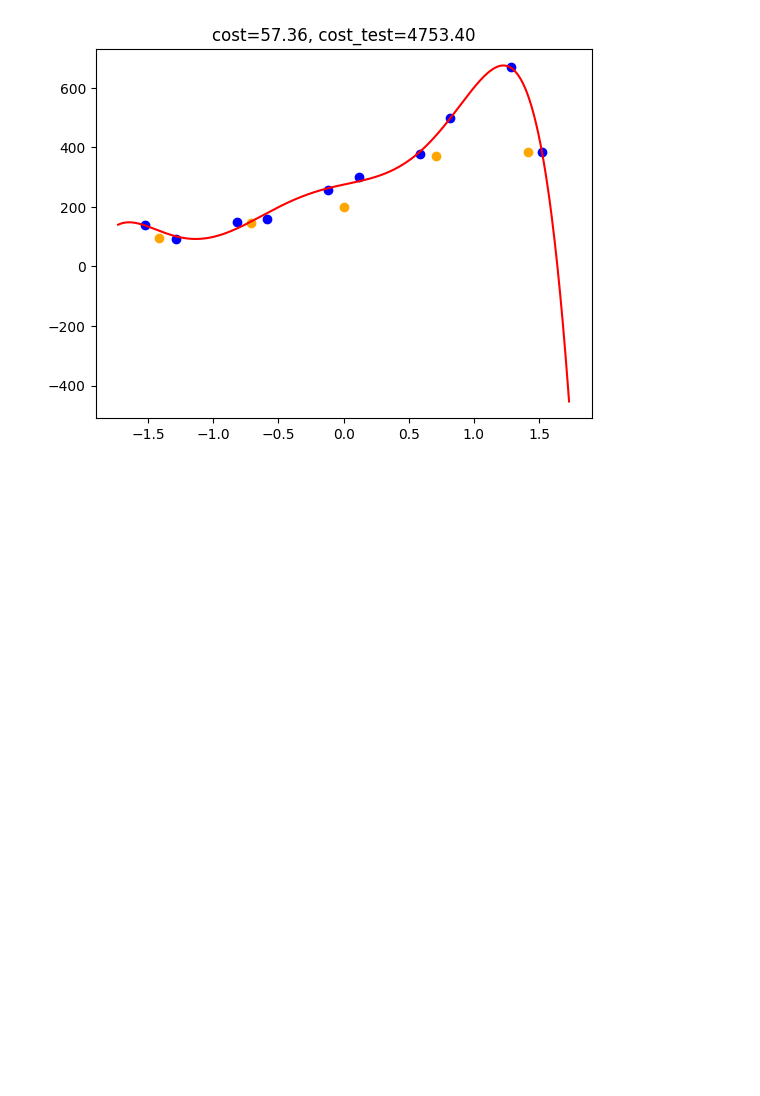
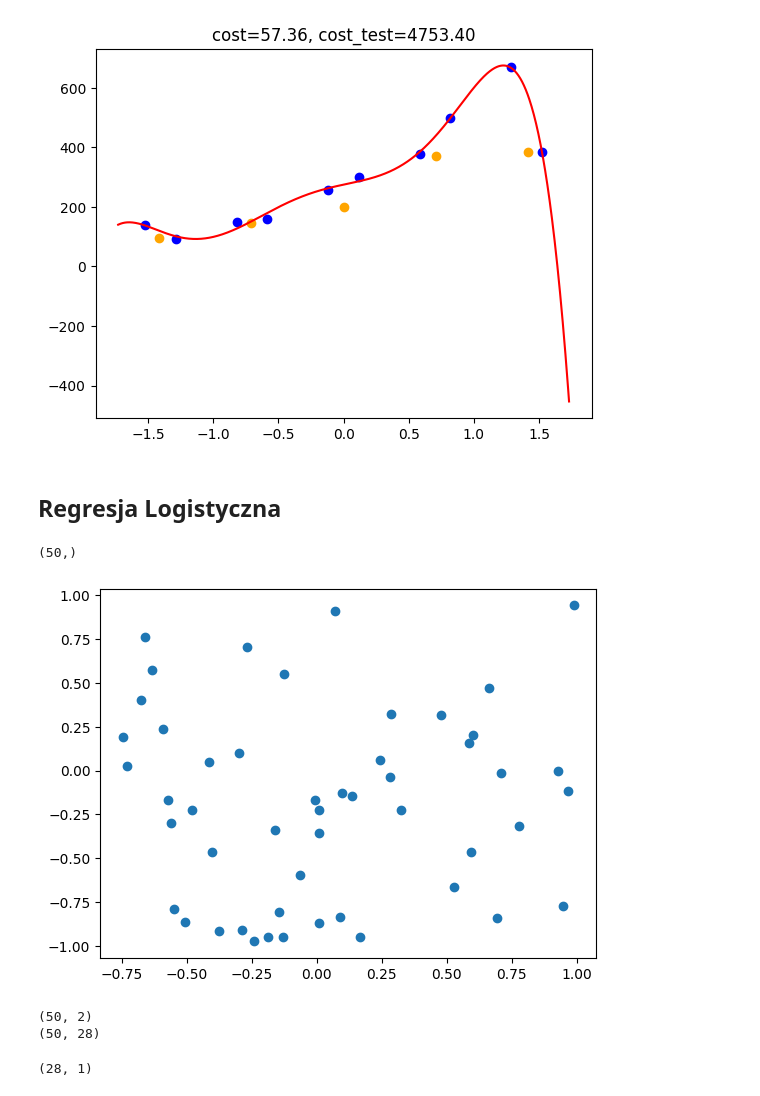
Before and after one commit to JakubStyczen/MachineLearining, a Jupyter notebook: Overfitting/ML_LAB4.ipynb, the cells around one changed output. Drawn from its saved outputs; the diff is of its cells as text; code cells hidden in the pictures; blank space fills up the shorter version.

```diff
--- a/Overfitting/ML_LAB4.ipynb
+++ b/Overfitting/ML_LAB4.ipynb
@@ -291,3 +294,42 @@ for lambda_ in lambdas:
 [figure]
 [figure]
 [figure]
+# %% [markdown]
+## Regresja Logistyczna
+# %%
+with open("./logi_reg_training.csv") as f:
+    csv_reader = csv.reader(f)
+    examples = []
+    for row in csv_reader:
+        examples.append([float(cell) for cell in row])
+    data = np.array(examples)
+x_train_raw = data[:, 0:2]
+x1 = x_train_raw[:, 0]
+x2 = x_train_raw[:, 1]
+y = data[:, 2]
+x_train = np.vstack([x1, x2])
+plt.scatter(x1, x2)
+print(x1.shape)
+# %% [output]
+(50,)
+[figure, added]
+# %%
+lambdas = [10, 1, 0.5, 0.1, 0.05, 0.01]
+from sklearn.preprocessing import StandardScaler
+
+standard_scaler = StandardScaler()
+
+from sklearn.preprocessing import PolynomialFeatures
+
+poly_features = PolynomialFeatures(degree=6)
+# x_new = np.linspace(10, 24, 1000).reshape(-1, 1)
+x_train_log_values_raw = standard_scaler.fit_transform(x_train.T)
+# x1 = x1.reshape(1, -1)
+# x2 = x2.reshape(1, -1)
+print(x_train_log_values.shape)
+x_train_poly_log = poly_features.fit_transform(x_train_log_values_raw)
+# # x_train_poly_log = np.concatenate([np.ones([1, x1.shape[1]]), x1, x2, x1**2, x1**2, x1**3, x1**4, x1**5, x1**6])
+print(x_train_poly_log.shape)
+# %% [output]
+(50, 2)
+(50, 28)
@@ -293,0 +378,6 @@ for lambda_ in lambdas:
+# %%
+theta = np.zeros((28, 1))
+print(theta.shape)
+th, h_x = gradient_descent_ndim(x_train_poly_log.T, y, theta, alpha, eps, lambda_=0.01)
+# %% [output]
+(28, 1)
```
Also changed, not shown: parts of 11 cells of this notebook.
